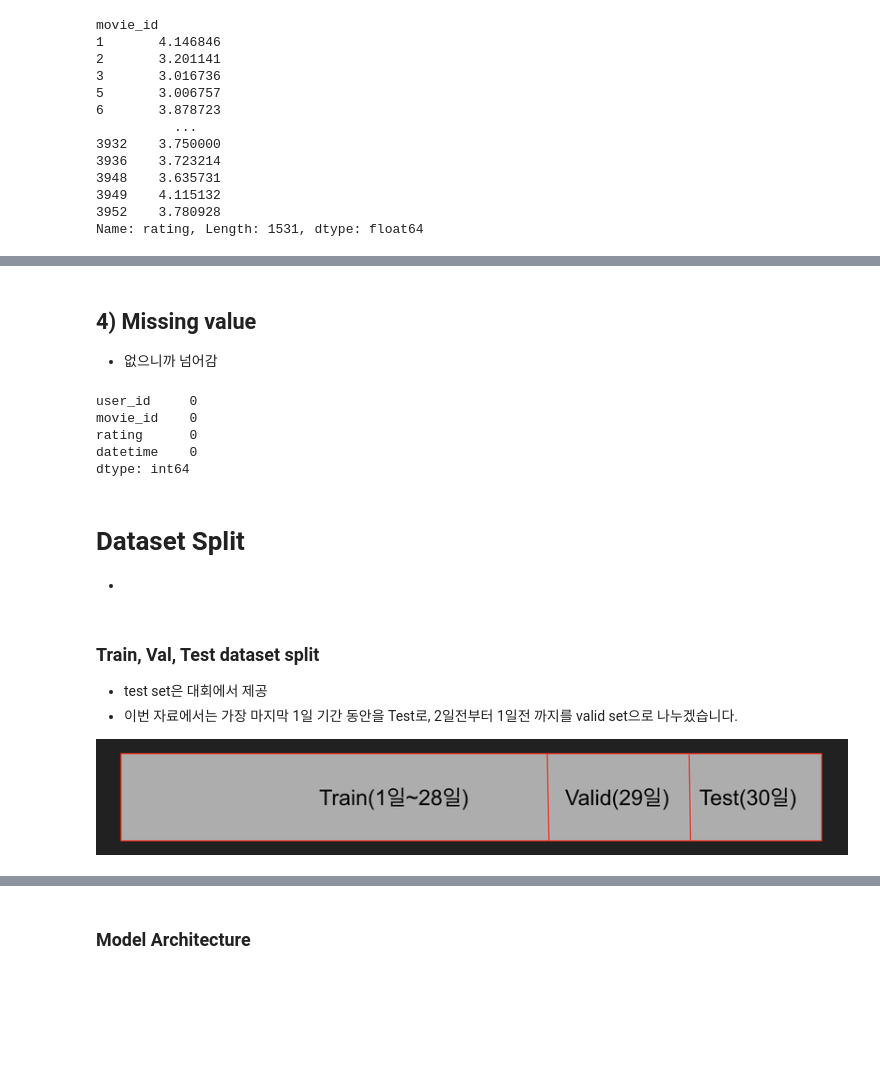
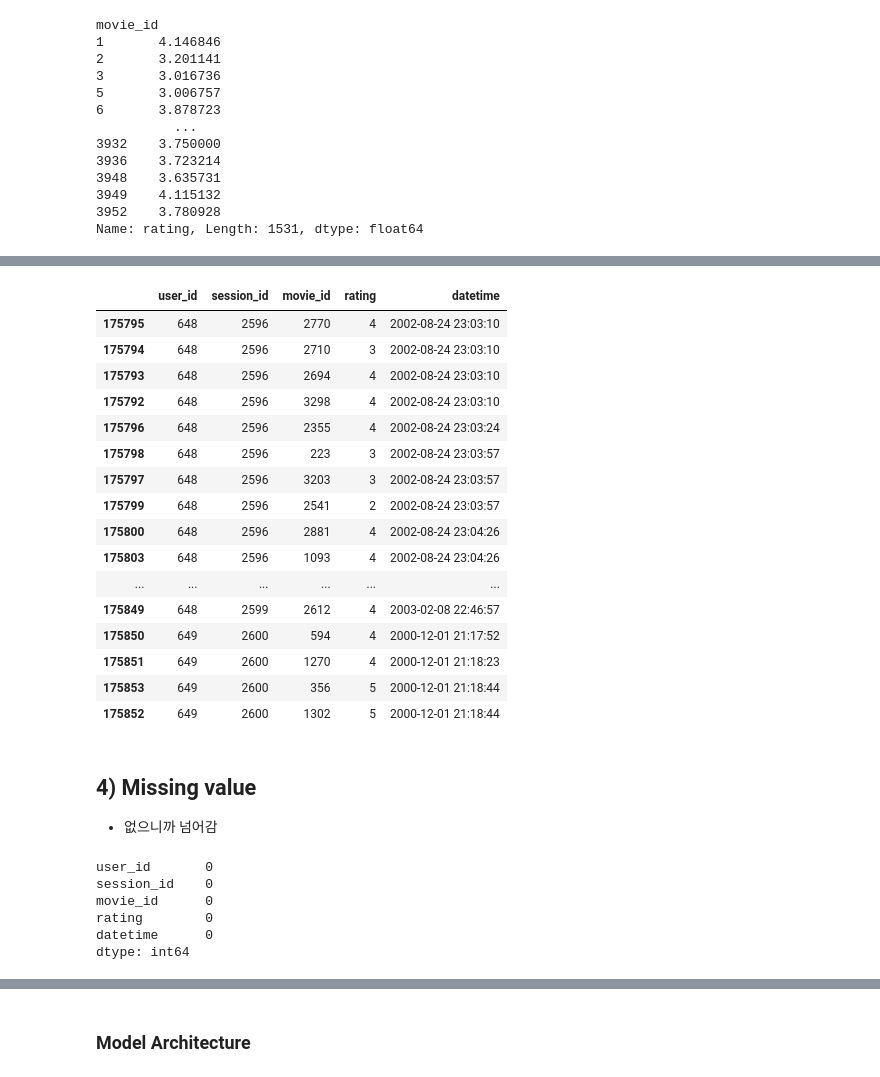
Before and after one commit to nanunzoey/aiffel_projects, a Jupyter notebook: exploration/E12_movielens_session_based_recommendation.ipynb, the cells around one changed output, grey strips where cells are left out. Cells and saved outputs as stored; diff of their text form; code cells hidden in the pictures; blank space fills up the shorter version.

```diff
--- a/exploration/E12_movielens_session_based_recommendation.ipynb
+++ b/exploration/E12_movielens_session_based_recommendation.ipynb
@@ -433,13 +593,15 @@ final_data
+# %%
+final_data.drop('session_number', axis=1, inplace=True)
 # %% [markdown]
 ## 4) rating
 
 - movie별 mean, median, min, max rating 분포 확인
 - 평균 rating이 3 미만인 영화는 삭제
 # %%
-r_mean = data.groupby('movie_id')['rating'].mean()
-r_median = data.groupby('movie_id')['rating'].median()
-r_min = data.groupby('movie_id')['rating'].min()
-r_max = data.groupby('movie_id')['rating'].max()
+r_mean = final_data.groupby('movie_id')['rating'].mean()
+r_median = final_data.groupby('movie_id')['rating'].median()
+r_min = final_data.groupby('movie_id')['rating'].min()
+r_max = final_data.groupby('movie_id')['rating'].max()
 
 ratings = {'mean': r_mean,
           'median': r_median,
@@ -492,9 +654,9 @@ Int64Index([   4,    9,   12,   15,   19,   20,   23,   42,   44,   48,
            dtype='int64', name='movie_id', length=488)
 # %%
 # 평점 3 미만인 영화 삭제
-data = data[~data['movie_id'].isin(tmp_remove)]
+final_data = final_data[~final_data['movie_id'].isin(tmp_remove)]
 
-data.groupby('movie_id')['rating'].mean()
+final_data.groupby('movie_id')['rating'].mean()
 # %% [output]
 movie_id
 1       4.146846
@@ -530,24 +708,33 @@ data.head(10)
+# %%
+final_data[80000:80050]
+# %% [output]
+|  | user_id | session_id | movie_id | rating | datetime |
+| 175795 | 648 | 2596 | 2770 | 4 | 2002-08-24 23:03:10 |
+| 175794 | 648 | 2596 | 2710 | 3 | 2002-08-24 23:03:10 |
+| 175793 | 648 | 2596 | 2694 | 4 | 2002-08-24 23:03:10 |
+| 175792 | 648 | 2596 | 3298 | 4 | 2002-08-24 23:03:10 |
+| 175796 | 648 | 2596 | 2355 | 4 | 2002-08-24 23:03:24 |
+| 175798 | 648 | 2596 | 223 | 3 | 2002-08-24 23:03:57 |
+| 175797 | 648 | 2596 | 3203 | 3 | 2002-08-24 23:03:57 |
+| 175799 | 648 | 2596 | 2541 | 2 | 2002-08-24 23:03:57 |
+| 175800 | 648 | 2596 | 2881 | 4 | 2002-08-24 23:04:26 |
+| 175803 | 648 | 2596 | 1093 | 4 | 2002-08-24 23:04:26 |
+| ... | ... | ... | ... | ... | ... |
+| 175849 | 648 | 2599 | 2612 | 4 | 2003-02-08 22:46:57 |
+| 175850 | 649 | 2600 | 594 | 4 | 2000-12-01 21:17:52 |
+| 175851 | 649 | 2600 | 1270 | 4 | 2000-12-01 21:18:23 |
+| 175853 | 649 | 2600 | 356 | 5 | 2000-12-01 21:18:44 |
+| 175852 | 649 | 2600 | 1302 | 5 | 2000-12-01 21:18:44 |
 # %% [markdown]
 ## 4) Missing value
 
 - 없으니까 넘어감
 # %%
-data.isna().sum()
+final_data.isna().sum()
 # %% [output]
-user_id     0
-movie_id    0
-rating      0
-datetime    0
+user_id       0
+session_id    0
+movie_id      0
+rating        0
+datetime      0
 dtype: int64
-# %% [markdown]
-# Dataset Split
-
--
-# %% [markdown]
-### Train, Val, Test dataset split
-
-- test set은 대회에서 제공
-- 이번 자료에서는 가장 마지막 1일 기간 동안을 Test로, 2일전부터 1일전 까지를 valid set으로 나누겠습니다.
-
-
-![image.png](attachment:image.png)
```
Also changed, not shown: parts of 49 cells of this notebook.
